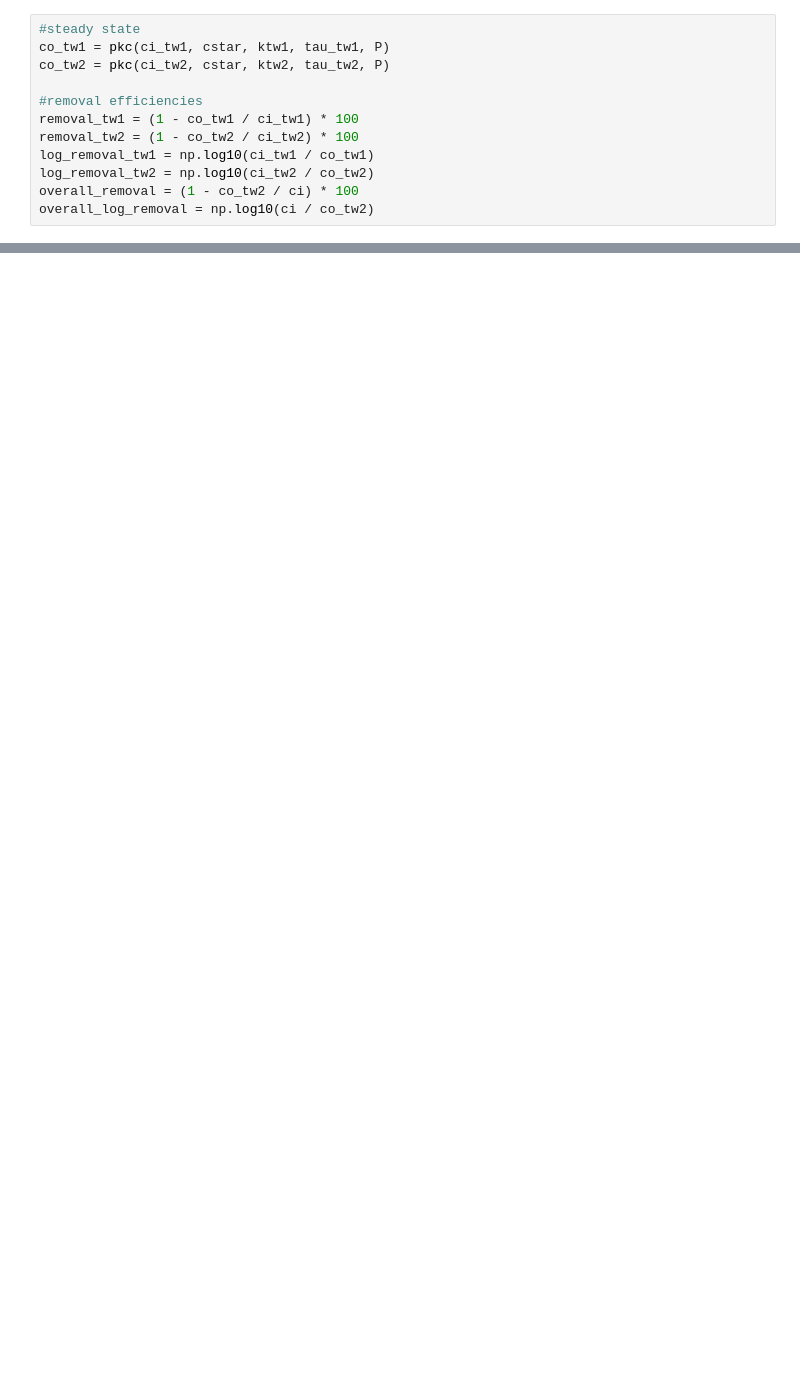
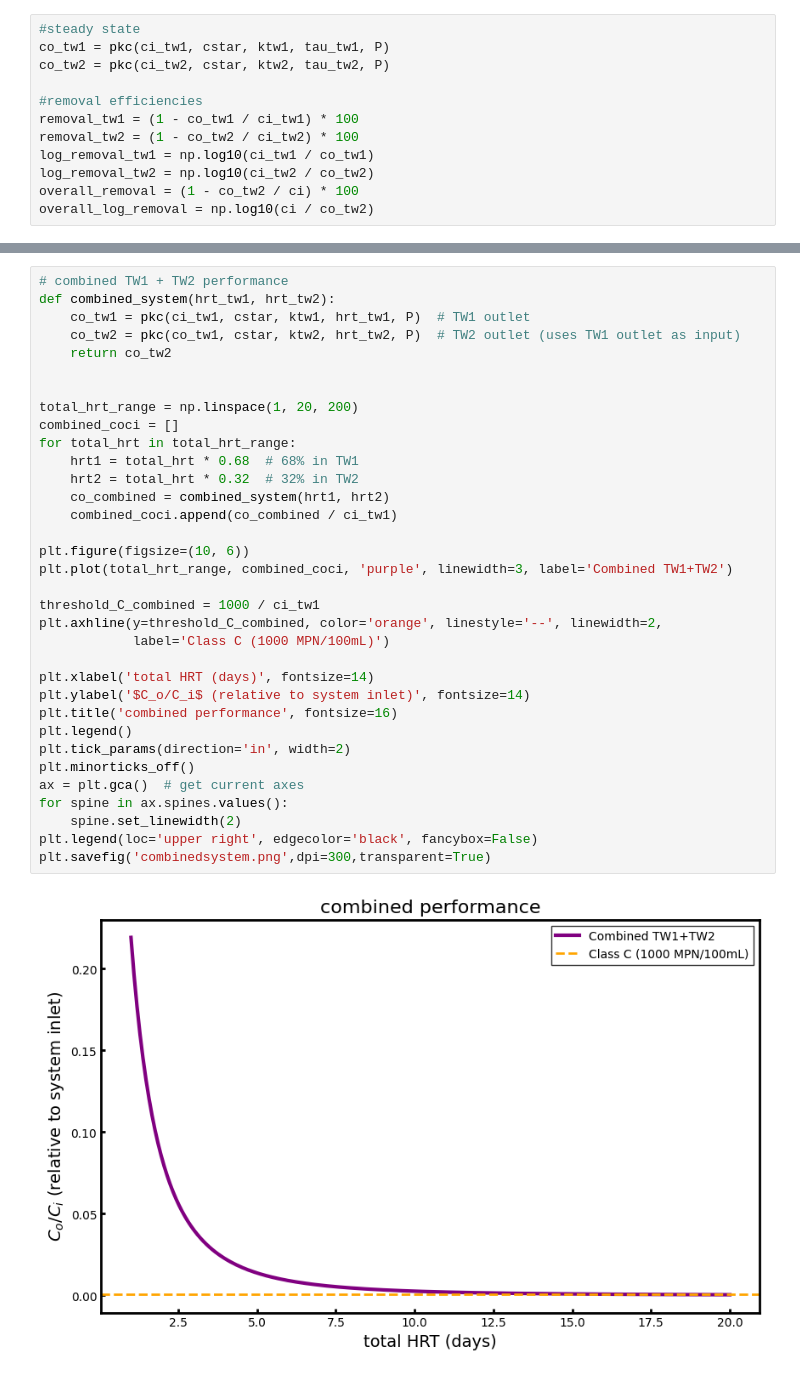
Before and after one commit to biker42/ecoli_CHME5137, a Jupyter notebook: ecoli.ipynb, the cells around one changed output, grey strips where cells are left out. Cells and saved outputs as stored; diff of their text form; blank space fills up the shorter version.

Commit message:
polished version of code for presentation
including total system and sensitivity analysis

```diff
--- a/ecoli.ipynb
+++ b/ecoli.ipynb
@@ -108,0 +168,36 @@ bars = plt.bar(stages, conc)
+# %%
+# combined TW1 + TW2 performance
+def combined_system(hrt_tw1, hrt_tw2):
+    co_tw1 = pkc(ci_tw1, cstar, ktw1, hrt_tw1, P)  # TW1 outlet
+    co_tw2 = pkc(co_tw1, cstar, ktw2, hrt_tw2, P)  # TW2 outlet (uses TW1 outlet as input)
+    return co_tw2
+
+
+total_hrt_range = np.linspace(1, 20, 200)
+combined_coci = []
+for total_hrt in total_hrt_range:
+    hrt1 = total_hrt * 0.68  # 68% in TW1
+    hrt2 = total_hrt * 0.32  # 32% in TW2
+    co_combined = combined_system(hrt1, hrt2)
+    combined_coci.append(co_combined / ci_tw1)
+
+plt.figure(figsize=(10, 6))
+plt.plot(total_hrt_range, combined_coci, 'purple', linewidth=3, label='Combined TW1+TW2')
+
+threshold_C_combined = 1000 / ci_tw1
+plt.axhline(y=threshold_C_combined, color='orange', linestyle='--', linewidth=2,
+            label='Class C (1000 MPN/100mL)')
+
+plt.xlabel('total HRT (days)', fontsize=14)
+plt.ylabel('$C_o/C_i$ (relative to system inlet)', fontsize=14)
+plt.title('combined performance', fontsize=16)
+plt.legend()
+plt.tick_params(direction='in', width=2)
+plt.minorticks_off()
+ax = plt.gca()  # get current axes
+for spine in ax.spines.values():
+    spine.set_linewidth(2)
+plt.legend(loc='upper right', edgecolor='black', fancybox=False)
+plt.savefig('combinedsystem.png',dpi=300,transparent=True)
+# %% [output]
+[figure, added]
```
Also changed, not shown: parts of 7 cells of this notebook.
